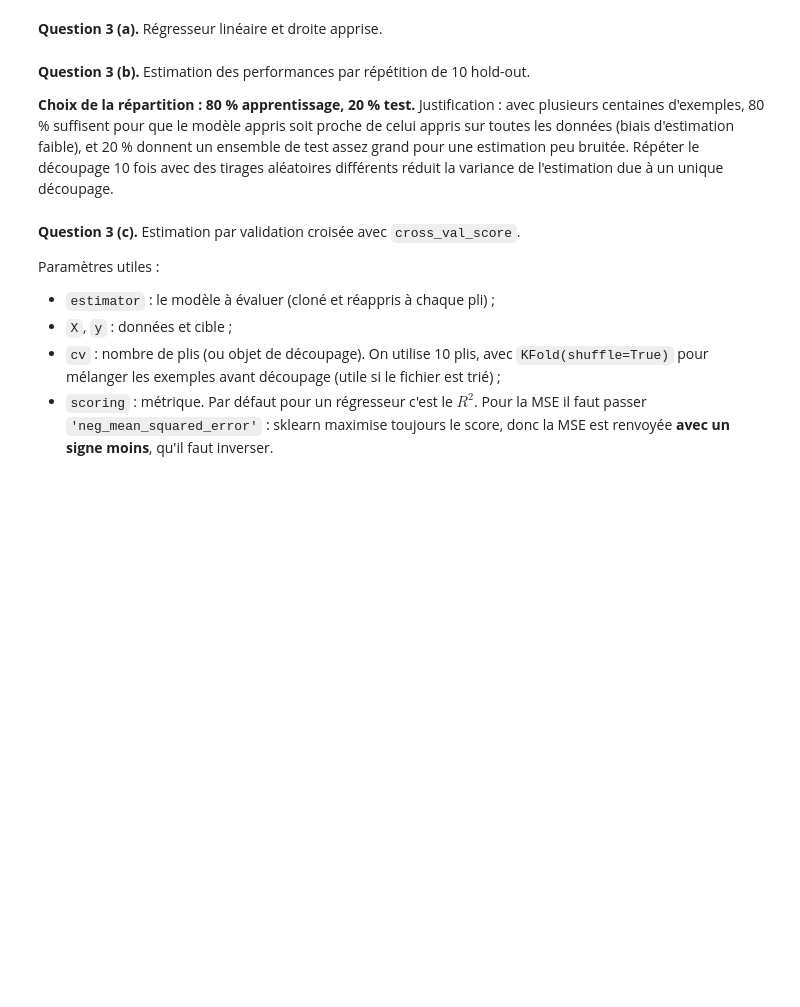
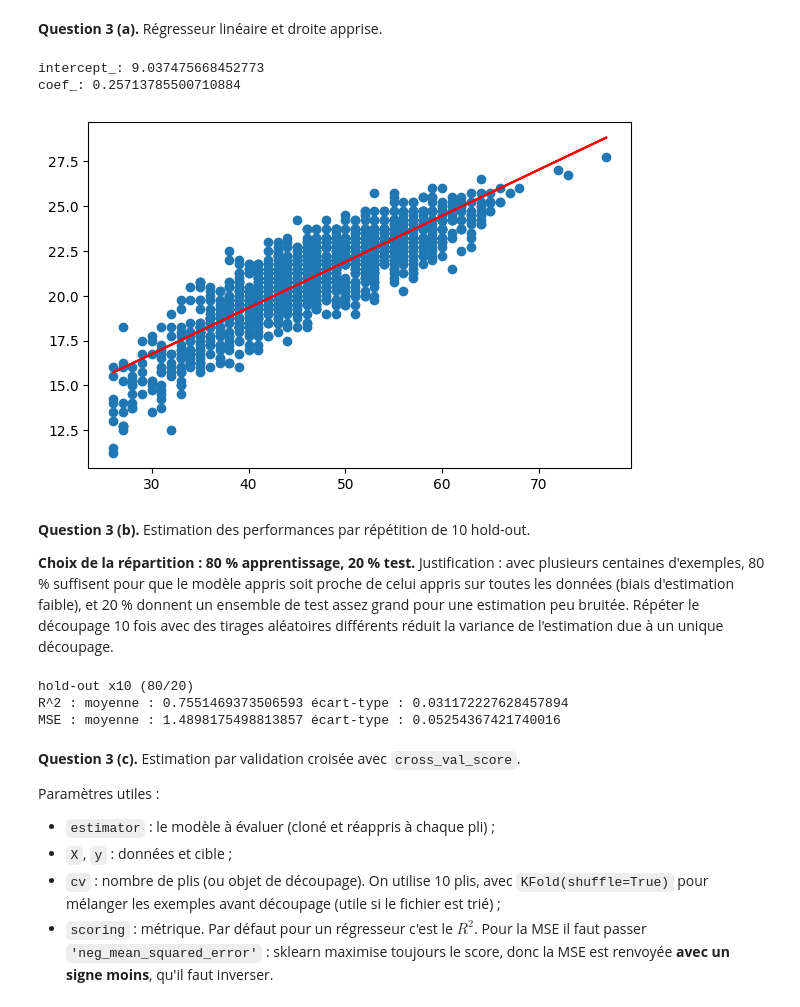
Before and after one commit to soniaferjani/portfolio-sbf, a Jupyter notebook: regression-lineaire-moindre-carres/regression-lineaire-moindre-carres.ipynb, the cells around one changed output. Cells and saved outputs as stored; diff of their text form; code cells hidden in the pictures; blank space fills up the shorter version.

```diff
--- a/regression-lineaire-moindre-carres/regression-lineaire-moindre-carres.ipynb
+++ b/regression-lineaire-moindre-carres/regression-lineaire-moindre-carres.ipynb
@@ -135,17 +160,19 @@ print('Coefficient de corrélation de Pearson :', np.corrcoef(c, h)[0, 1])
 # %% [markdown]
 **Question 3 (a).** Régresseur linéaire et droite apprise.
 # %%
-reg_e = LinearRegression().fit(C, h)
-print('w0 (intercept_) :', reg_e.intercept_)
-print('w1 (coef_)      :', reg_e.coef_[0])
+C = n.reshape(-1, 1)
+reg_e = LinearRegression().fit(C,h)
+print('intercept_:', reg_e.intercept_)
+print('coef_:', reg_e.coef_[0])
 
-cs = np.linspace(c.min(), c.max(), 200)
-plt.scatter(c, h, s=8, alpha=0.5, label='données')
-plt.plot(cs, reg_e.predict(cs.reshape(-1, 1)), 'r', label='droite apprise')
-plt.xlabel('circonférence c')
-plt.ylabel('hauteur h')
-plt.legend()
+
+plt.scatter(n, h)
+plt.plot(C, reg_e.predict(C), 'r')
 plt.show()
+# %% [output]
+intercept_: 9.037475668452773
+coef_: 0.25713785500710884
+[figure, added]
 # %% [markdown]
 **Question 3 (b).** Estimation des performances par répétition de 10 hold-out.
 
@@ -153,20 +180,30 @@ plt.show()
 Justification : avec plusieurs centaines d'exemples, 80 % suffisent pour que le modèle appris soit proche de celui appris sur toutes les données (biais d'estimation faible), et 20 % donnent un ensemble de test assez grand pour une estimation peu bruitée.
 Répéter le découpage 10 fois avec des tirages aléatoires différents réduit la variance de l'estimation due à un unique découpage.
 # %%
-def holdout_repete(F, h, n_rep=10, test_size=0.2, modele=LinearRegression):
-    r2s, mses = [], []
-    for seed in range(n_rep):
-        F_tr, F_te, h_tr, h_te = train_test_split(F, h, test_size=test_size, random_state=seed)
-        m = modele().fit(F_tr, h_tr)
-        pred = m.predict(F_te)
-        r2s.append(r2_score(h_te, pred))
-        mses.append(mean_squared_error(h_te, pred))
-    return np.array(r2s), np.array(mses)
+r2_ho = []
+mse_ho = []
 
-r2_ho, mse_ho = holdout_repete(C, h)
-print('Hold-out x10 (80/20)')
-print(f'  R^2 : moyenne = {r2_ho.mean():.4f}, écart-type = {r2_ho.std():.4f}')
-print(f'  MSE : moyenne = {mse_ho.mean():.4f}, écart-type = {mse_ho.std():.4f}')
+for i in range(10):
+
+    F_tr, F_te, h_tr, h_te = train_test_split(C, h, test_size=0.2)
+
+    modele = LinearRegression()
+    modele.fit(F_tr, h_tr)
+    pred = modele.predict(F_te)
+    r2_ho.append(r2_score(h_te, pred))
+    mse_ho.append(mean_squared_error(h_te, pred))
+
+r2_ho = np.array(r2_ho)
+mse_ho = np.array(mse_ho)
+
+print('hold-out x10 (80/20)')
+
+print('R^2 : moyenne :', r2_ho.mean(), 'écart-type :', r2_ho.std())
+print('MSE : moyenne :', mse_ho.mean(), 'écart-type :', mse_ho.std())
+# %% [output]
+hold-out x10 (80/20)
+R^2 : moyenne : 0.7551469373506593 écart-type : 0.031172227628457894
+MSE : moyenne : 1.4898175498813857 écart-type : 0.05254367421740016
 # %% [markdown]
 **Question 3 (c).** Estimation par validation croisée avec `cross_val_score`.
 
```
Also changed, not shown: parts of 19 cells of this notebook.
